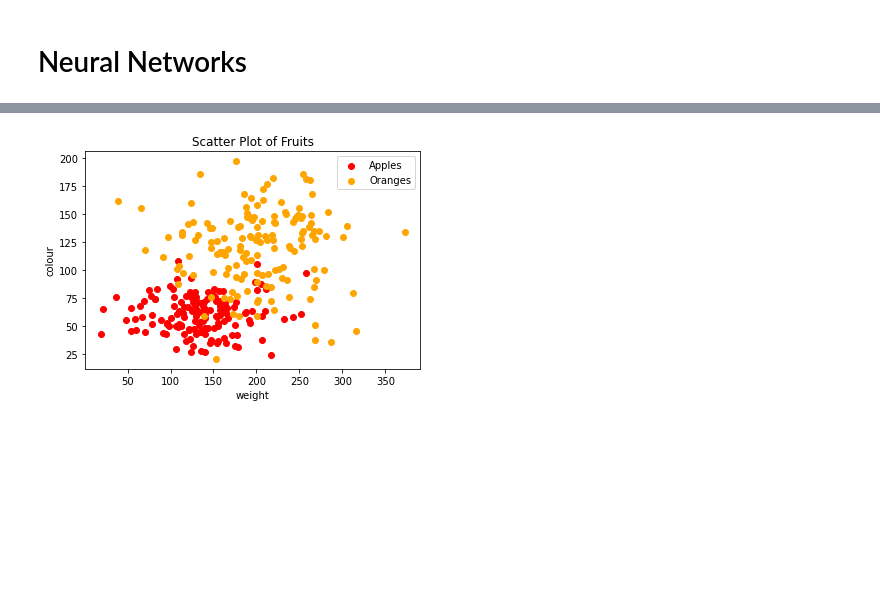
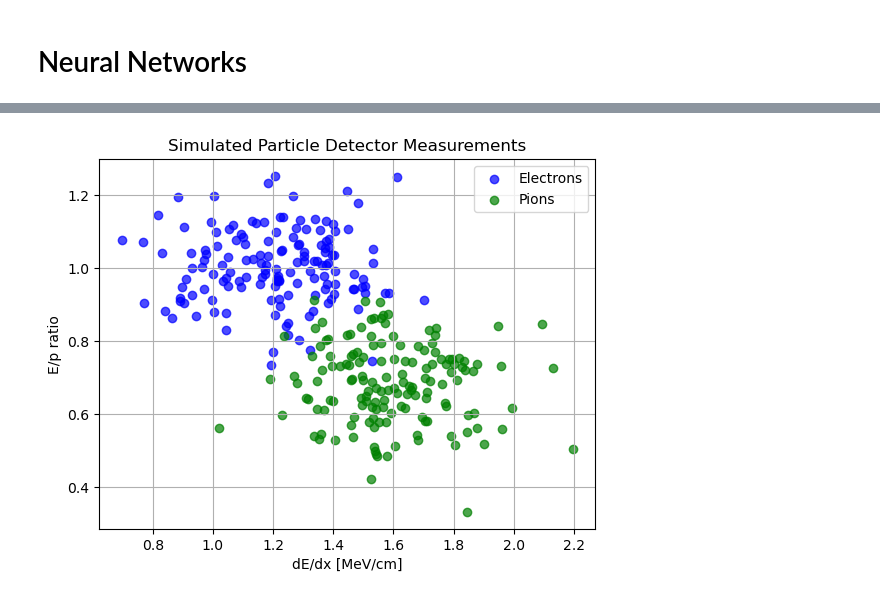
Before and after one commit to matonoli/discoverschool-python, a Jupyter notebook: discover2023_1.ipynb, the cells around one changed output, grey strips where cells are left out. Drawn from its saved outputs; the diff is of its cells as text; code cells hidden in the pictures; blank space fills up the shorter version.

```diff
--- a/discover2023_1.ipynb
+++ b/discover2023_1.ipynb
@@ -286,38 +395,45 @@ We will use the apples and oranges.
 # %%
+import numpy as np
+import matplotlib.pyplot as plt
 import tensorflow as tf
 from sklearn.model_selection import train_test_split
 
-# The number of each fruits
+# Set the number of simulated particles per type
 s = 150
-# Generating properties of apples
-ax1 = np.random.normal(130,40,s)
-ax2 = np.random.normal(60,15,s)
-# Generating properties of oranges
-ox1 = np.random.normal(200,60,s)
-ox2 = np.random.normal(120,30,s)
 
-# Putting apple properties into a single 2D-array and assigning it labels 0
-ax = np.array(list(zip(ax1,ax2)))
-ay = np.zeros(s)
-# Putting orange properties into a single 2D-array and assigning it labels 1
-ox = np.array(list(zip(ox1,ox2)))
-oy = np.ones(s)
+# Simulated electrons:
+# Higher E/p ratio (close to 1), and slightly lower dE/dx
+e_dx = np.random.normal(1.2, 0.2, s)     # dE/dx in MeV/cm
+e_ep = np.random.normal(1.0, 0.1, s)    # E/p ratio
 
-# We can now visualise the fruit
-plt.scatter(ax[:,0],ax[:,1],label="Apples", color="red", marker="o")
-plt.scatter(ox[:,0],ox[:,1],label="Oranges", color="orange", marker="o")
+# Simulated pions:
+# Lower E/p, more spread out, slightly higher dE/dx
+p_dx = np.random.normal(1.6, 0.2, s)
+p_ep = np.random.normal(0.7, 0.1, s)
 
-plt.xlabel("weight")
-plt.ylabel("colour")
-plt.title("Scatter Plot of Fruits")
+# Combine into arrays
+e_features = np.array(list(zip(e_dx, e_ep)))
+e_labels = np.ones(s)  # Label: 1 for electrons
+
+p_features = np.array(list(zip(p_dx, p_ep)))
+p_labels = np.zeros(s)  # Label: 0 for pions
+
+# Plot the distributions
+plt.scatter(e_features[:, 0], e_features[:, 1], label="Electrons", color="blue", marker="o", alpha=0.7)
+plt.scatter(p_features[:, 0], p_features[:, 1], label="Pions", color="green", marker="o", alpha=0.7)
+
+plt.xlabel("dE/dx [MeV/cm]")
+plt.ylabel("E/p ratio")
+plt.title("Simulated Particle Detector Measurements")
 plt.legend()
+plt.grid(True)
 plt.show()
 
-# Finally, we can add the apple dataset and the orange dataset together
-X = np.concatenate((ax,ox), axis=0)
-y = np.concatenate((ay,oy), axis=0)
+# Merge the datasets
+X = np.concatenate((e_features, p_features), axis=0)
+y = np.concatenate((e_labels, p_labels), axis=0)
 
-# Now, our data is prepared!
+# Now, our data is ready!
 # %% [output]
-[figure, old version]
+[figure, new version]
 # %% [markdown]
```
Also changed, not shown: parts of 40 cells of this notebook.
